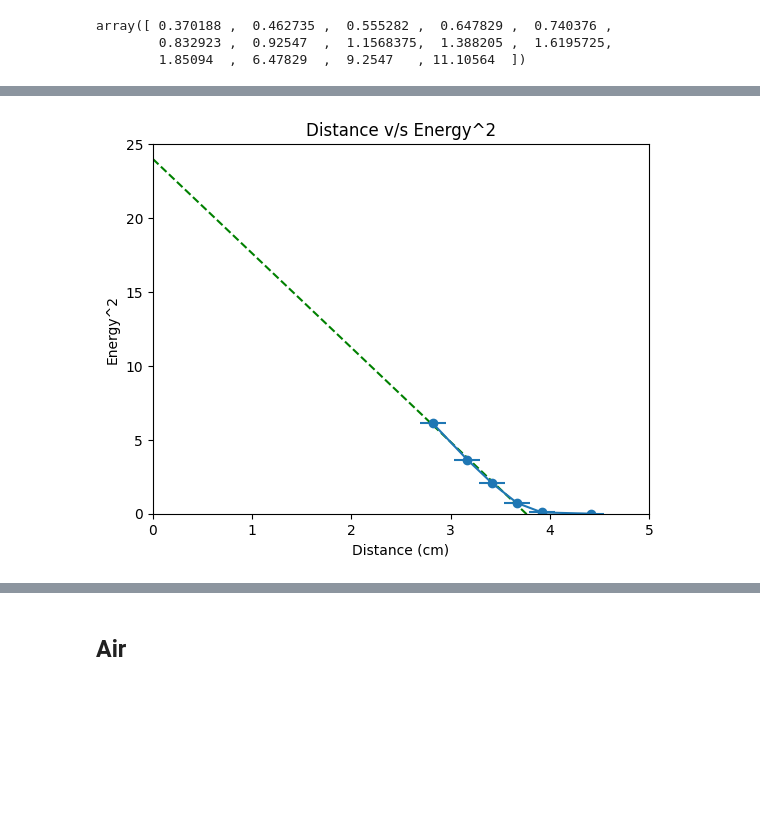
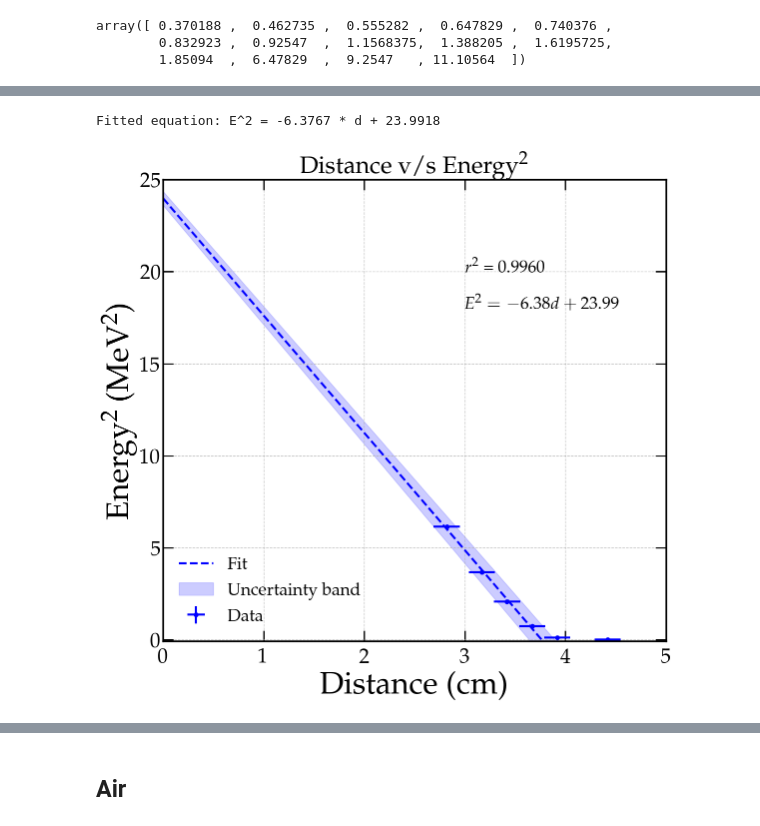
Before and after one commit to chinmayAmbasht/phys-403-alpha-range, a Jupyter notebook: day1.ipynb, the cells around one changed output, grey strips where cells are left out. Drawn from its saved outputs; the diff is of its cells as text; code cells hidden in the pictures; blank space fills up the shorter version.

Commit message:
new plots

```diff
--- a/day1.ipynb
+++ b/day1.ipynb
@@ -6,5 +8,7 @@ import astropy.units as u
 # %% [markdown]
 ## Calibration
+# %%
+plt.style.use('sty.mplstyle')
 # %%
 Vs = np.array([40, 50, 60, 70, 80, 90, 100,125, 150,175, 200, 700, 1000, 1200]) * 1e-3
 Q = 0.4095 * 1e-12  * Vs
@@ -43,18 +61,36 @@ peak_uncertainty = 1.44
 # %%
 energies = y[1] * channel_number + y[0]
 energies_uncertainty = peak_uncertainty * y[1] + y[0]
-plt.errorbar(distance, energies**2, xerr = distance_err, yerr = energies_uncertainty, marker = 'o')
+plt.errorbar(distance, energies**2, xerr = distance_err, yerr = energies_uncertainty, fmt = 'o', label = 'Data', color = 'blue')
 
 Y_fit = np.polyfit(distance[0:-2], energies[0:-2]**2, 1)
 
+def linear_func(x, m, c):
+    return m * x + c
+popt, pcov = curve_fit(linear_func, distance[0:-2], energies[0:-2]**2, sigma = 2 * energies_uncertainty * np.ones_like(energies[0:-2]), absolute_sigma = True)
+
+
 xs = np.linspace(0, 5, 100)
-plt.plot(xs, Y_fit[0] * xs + Y_fit[1], color = 'green', linestyle = '--')
-
+# plt.plot(xs, Y_fit[0] * xs + Y_fit[1], color = 'green', linestyle = '--')
+plt.plot(xs, linear_func(xs, *popt), color = 'blue', linestyle = '--', label = 'Fit')
+plt.fill_between(xs, linear_func(xs, *(popt - np.sqrt(np.diag(pcov)))), linear_func(xs, *(popt + np.sqrt(np.diag(pcov)))), color = 'blue', alpha = 0.2, label = 'Uncertainty band')
 plt.xlabel('Distance (cm)')
-plt.ylabel('Energy^2')
-plt.title('Distance v/s Energy^2')
-plt.ylim(0, 25)
+plt.ylabel(r'Energy$^2$ (MeV$^2$)')
+plt.title(r'Distance v/s Energy$^2$')
+plt.ylim(-0.1, 25)
 plt.xlim(0, 5)
-plt.savefig('distance_vs_E.png', dpi = 300)
+# r-squared
+residuals = energies[0:-2]**2 - linear_func(distance[0:-2], *popt)
+ss_res = np.sum(residuals**2)
+ss_tot = np.sum((energies[0:-2]**2 - np.mean(energies[0:-2]**2))**2)
+r_squared = 1 - (ss_res / ss_tot)
+plt.text(3, 20, f'$r^2$ = {r_squared:.4f}', fontsize = 25)
+# equation
+print(f'Fitted equation: E^2 = {popt[0]:.4f} * d + {popt[1]:.4f}')
+plt.text(3, 18, r'$E^2 = -6.38d + 23.99$', fontsize = 25)
+plt.legend( fontsize = 25)
+plt.grid(linestyle = '--', alpha = 0.7)
+plt.savefig('./Plots/distance_vs_E.png', dpi = 1000)
 # %% [output]
+Fitted equation: E^2 = -6.3767 * d + 23.9918
-[figure, old version]
+[figure, new version]
```
Also changed, not shown: parts of 21 cells of this notebook, 22 other files.
